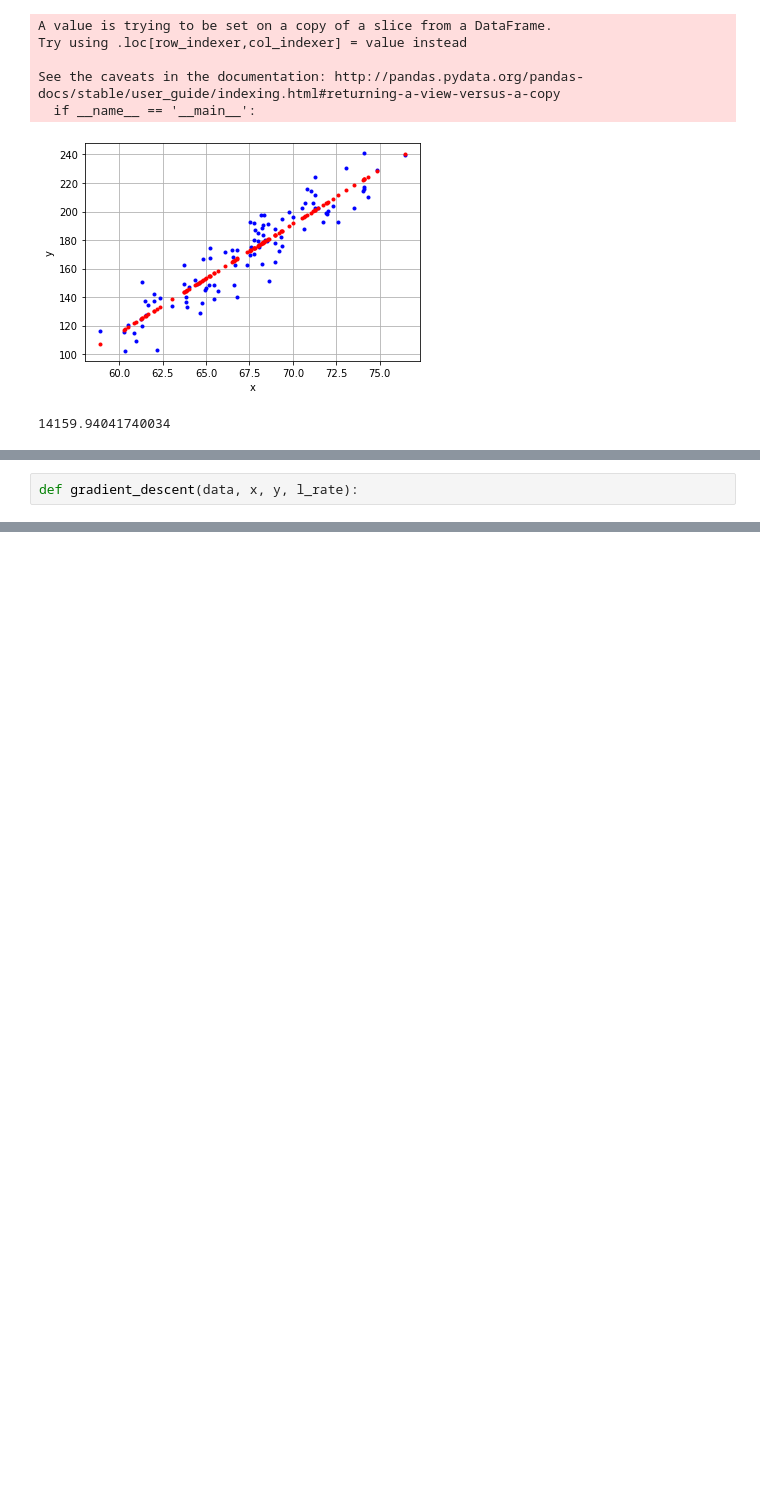
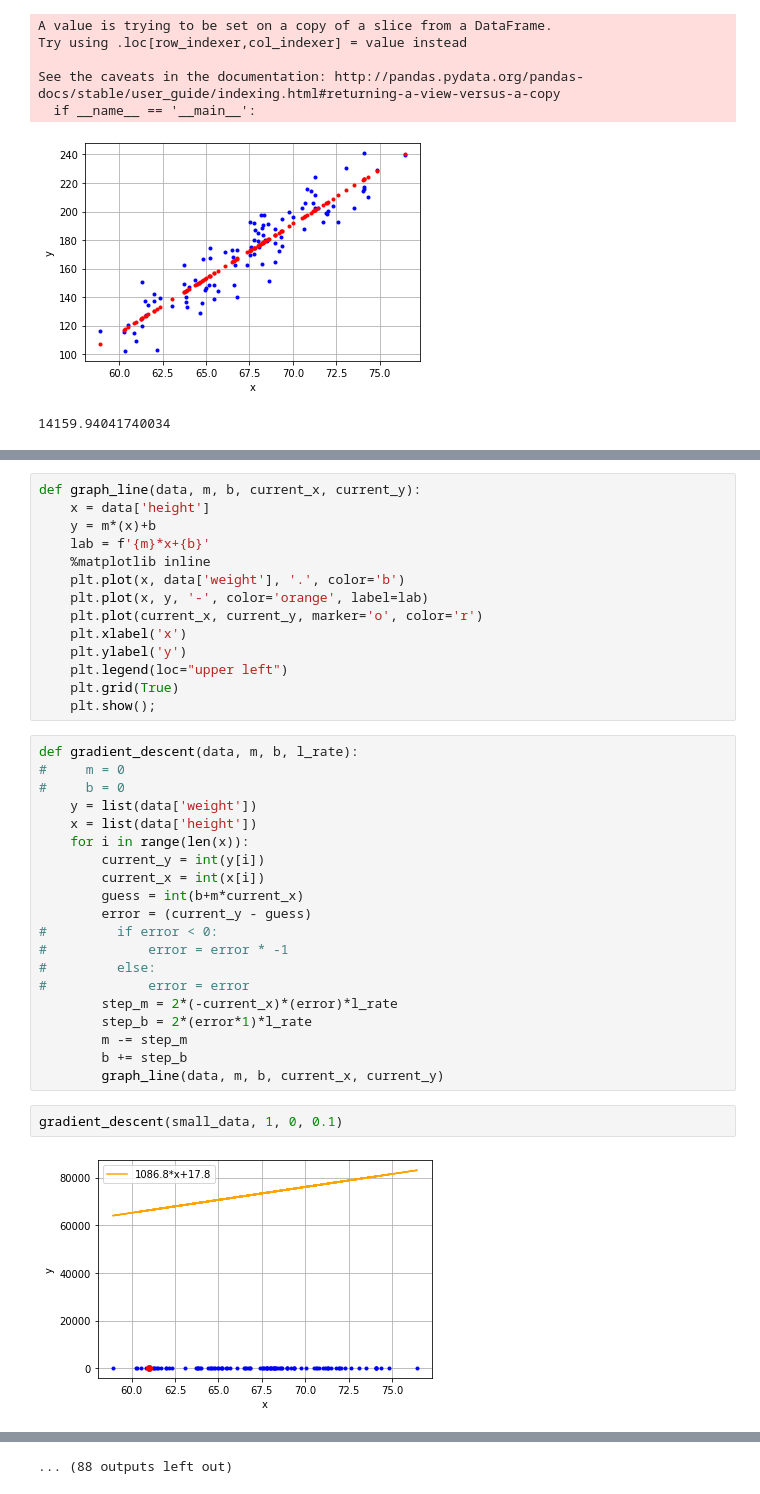
Before and after one commit to GaelGil/algorithms, a Jupyter notebook: data_stuff/linear_regression/manual.ipynb, the cells around one changed output, grey strips where cells are left out. Drawn from its saved outputs; the diff is of its cells as text; blank space fills up the shorter version.

```diff
--- a/data_stuff/linear_regression/manual.ipynb
+++ b/data_stuff/linear_regression/manual.ipynb
@@ -171,2 +174,38 @@ $\frac{d}{db} = (mx+b - y)^2 = 2(y'-y) $
-# %%
-def gradient_descent(data, x, y, l_rate):
+# %%
+def graph_line(data, m, b, current_x, current_y):
+    x = data['height']
+    y = m*(x)+b
+    lab = f'{m}*x+{b}'
+    %matplotlib inline
+    plt.plot(x, data['weight'], '.', color='b')
+    plt.plot(x, y, '-', color='orange', label=lab)
+    plt.plot(current_x, current_y, marker='o', color='r')
+    plt.xlabel('x')
+    plt.ylabel('y')
+    plt.legend(loc="upper left")
+    plt.grid(True)
+    plt.show();
+# %%
+def gradient_descent(data, m, b, l_rate):
+#     m = 0
+#     b = 0
+    y = list(data['weight'])
+    x = list(data['height'])
+    for i in range(len(x)):
+        current_y = int(y[i])
+        current_x = int(x[i])
+        guess = int(b+m*current_x)
+        error = (current_y - guess)
+#         if error < 0:
+#             error = error * -1
+#         else:
+#             error = error
+        step_m = 2*(-current_x)*(error)*l_rate
+        step_b = 2*(error*1)*l_rate
+        m -= step_m
+        b += step_b
+        graph_line(data, m, b, current_x, current_y)
+# %%
+gradient_descent(small_data, 1, 0, 0.1)
+# %% [output]
+[figure, added]
@@ -172,0 +223 @@ def gradient_descent(data, x, y, l_rate):
+... (88 outputs left out)
```
Also changed, not shown: parts of 3 cells of this notebook.
